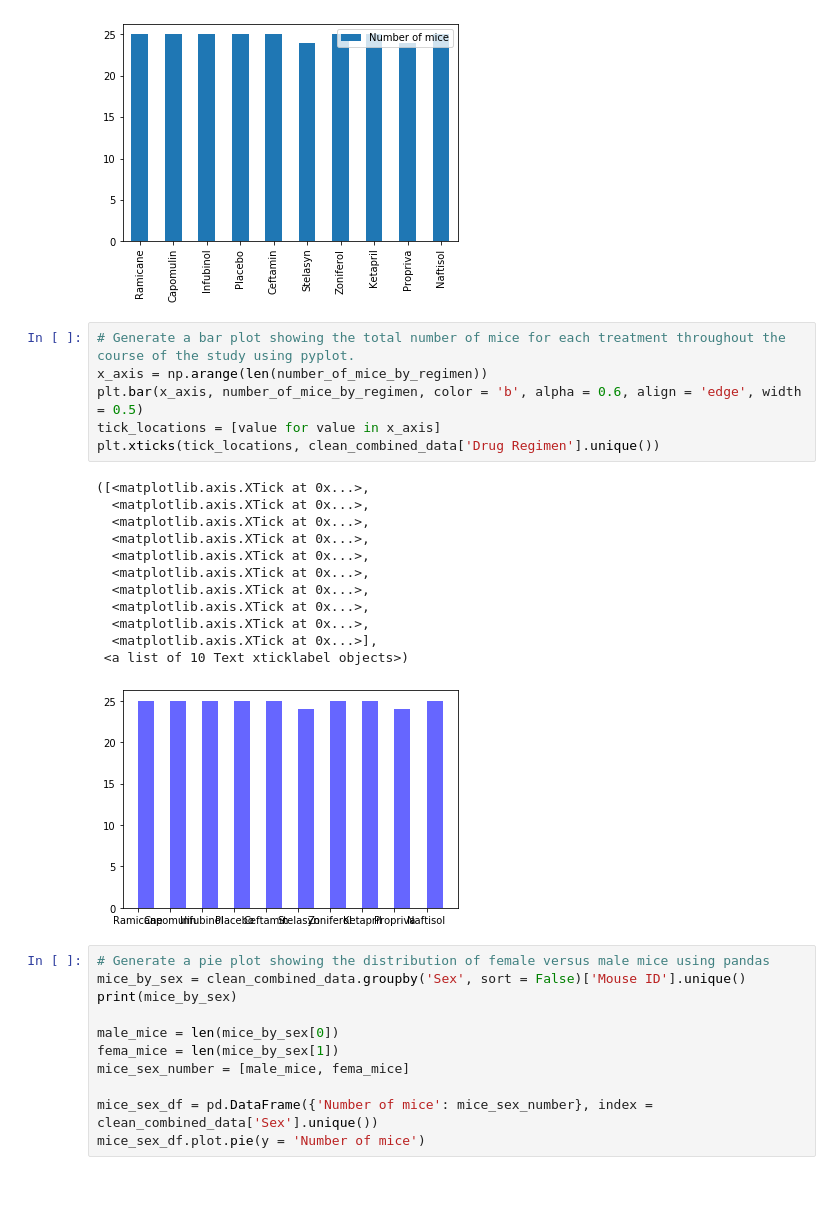
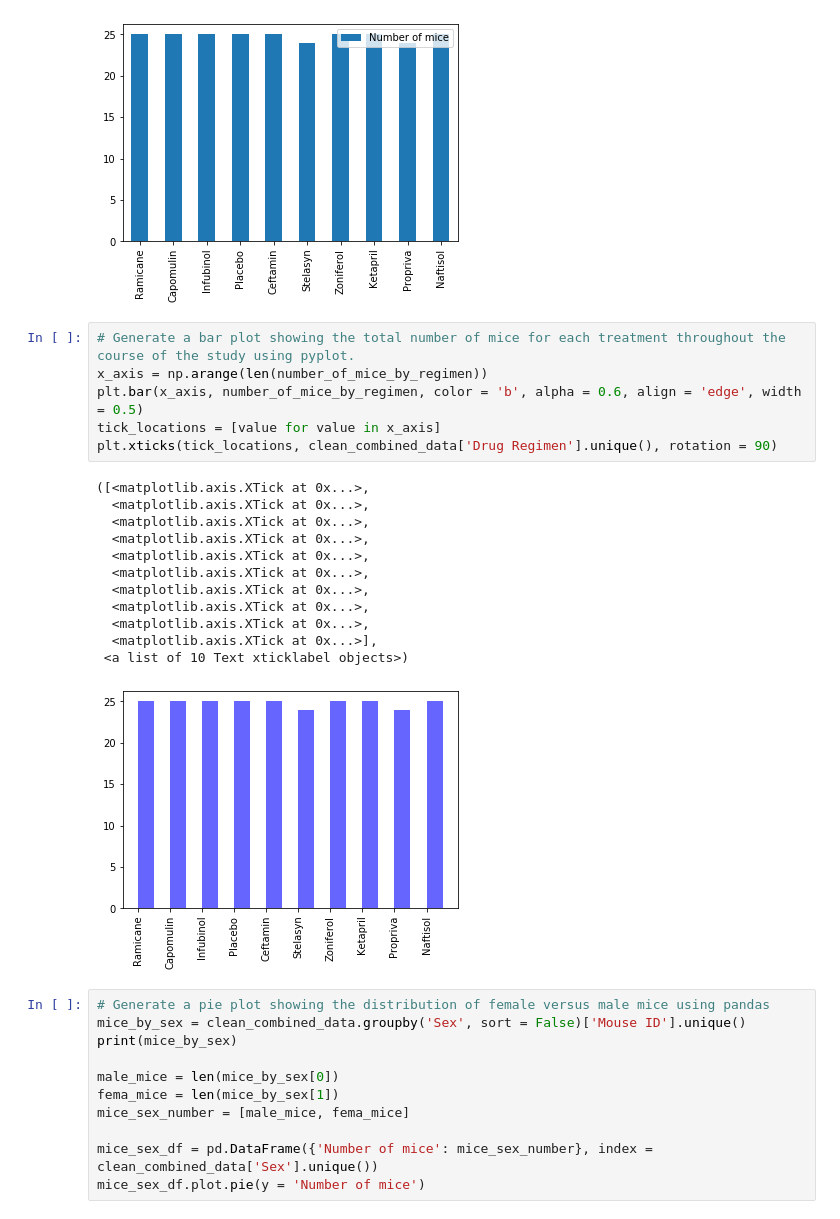
Before and after one commit to palominocp/matplotlib, a Jupyter notebook: pymaceuticals_starter.ipynb, the cells around one changed output. Drawn from its saved outputs; the diff is of its cells as text; blank space fills up the shorter version.

```diff
--- a/pymaceuticals_starter.ipynb
+++ b/pymaceuticals_starter.ipynb
@@ -241,22 +262,22 @@ Name: Mouse ID, dtype: object
 # %%
 # Generate a bar plot showing the total number of mice for each treatment throughout the course of the study using pyplot.
 x_axis = np.arange(len(number_of_mice_by_regimen))
 plt.bar(x_axis, number_of_mice_by_regimen, color = 'b', alpha = 0.6, align = 'edge', width = 0.5)
 tick_locations = [value for value in x_axis]
-plt.xticks(tick_locations, clean_combined_data['Drug Regimen'].unique())
+plt.xticks(tick_locations, clean_combined_data['Drug Regimen'].unique(), rotation = 90)
 # %% [output]
 ([<matplotlib.axis.XTick at 0x...>,
   <matplotlib.axis.XTick at 0x...>,
   <matplotlib.axis.XTick at 0x...>,
   <matplotlib.axis.XTick at 0x...>,
   <matplotlib.axis.XTick at 0x...>,
   <matplotlib.axis.XTick at 0x...>,
   <matplotlib.axis.XTick at 0x...>,
   <matplotlib.axis.XTick at 0x...>,
   <matplotlib.axis.XTick at 0x...>,
   <matplotlib.axis.XTick at 0x...>],
  <a list of 10 Text xticklabel objects>)
-[figure, old version]
+[figure, new version]
 # %%
 # Generate a pie plot showing the distribution of female versus male mice using pandas
 mice_by_sex = clean_combined_data.groupby('Sex', sort = False)['Mouse ID'].unique()
```
Also changed, not shown: parts of 5 cells of this notebook.
